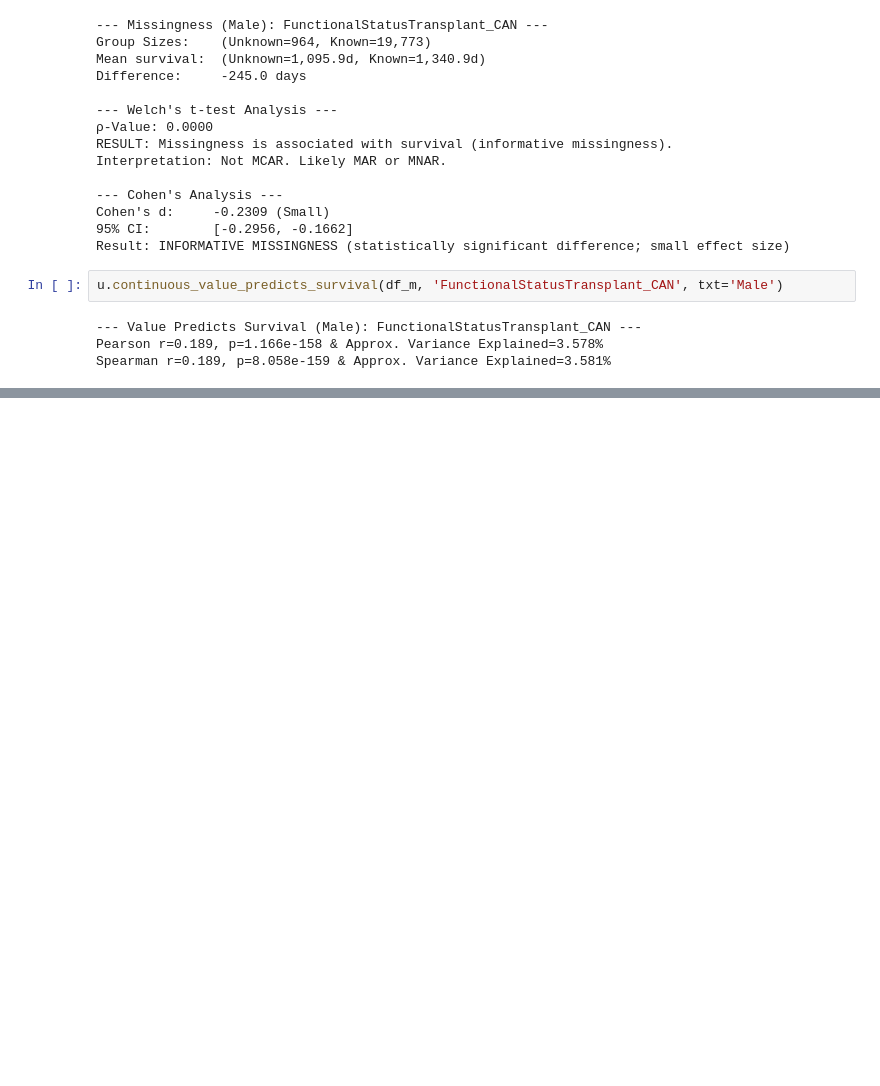
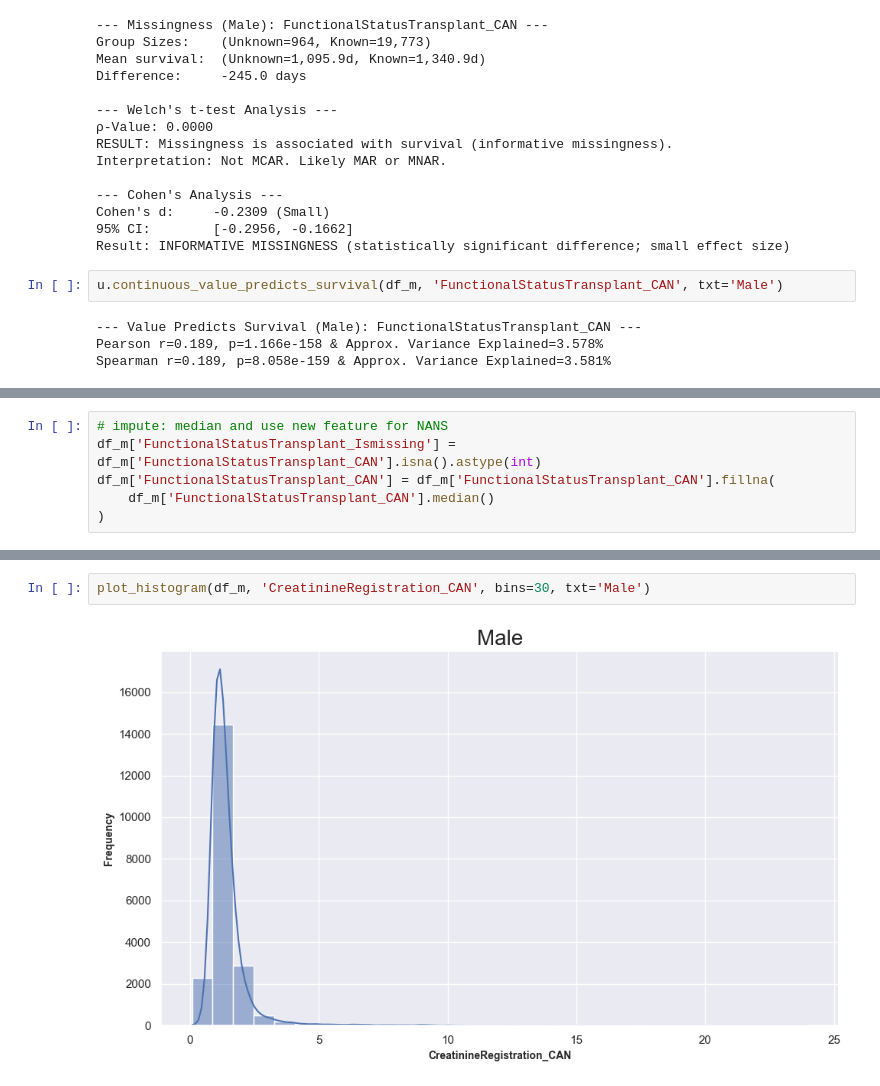
Before and after one commit to SirErikPak/UNOS, a Jupyter notebook: Notebook/ExploratoryWrangleCandidate.ipynb, the cells around one changed output, grey strips where cells are left out. Drawn from its saved outputs; the diff is of its cells as text; blank space fills up the shorter version.

```diff
--- a/Notebook/ExploratoryWrangleCandidate.ipynb
+++ b/Notebook/ExploratoryWrangleCandidate.ipynb
@@ -1118,0 +1080,6 @@ df_m.IschemicTime_IsMissing.sum(), df_f.IschemicTime_IsMissing.sum()
+# %%
+# impute: median and use new feature for NANS
+df_m['FunctionalStatusTransplant_Ismissing'] = df_m['FunctionalStatusTransplant_CAN'].isna().astype(int)
+df_m['FunctionalStatusTransplant_CAN'] = df_m['FunctionalStatusTransplant_CAN'].fillna(
+    df_m['FunctionalStatusTransplant_CAN'].median()
+)
@@ -1118,0 +1163,4 @@ df_m.IschemicTime_IsMissing.sum(), df_f.IschemicTime_IsMissing.sum()
+# %%
+plot_histogram(df_m, 'CreatinineRegistration_CAN', bins=30, txt='Male')
+# %% [output]
+[figure, added]
```
Also changed, not shown: parts of 77 cells of this notebook, 1 other file.
